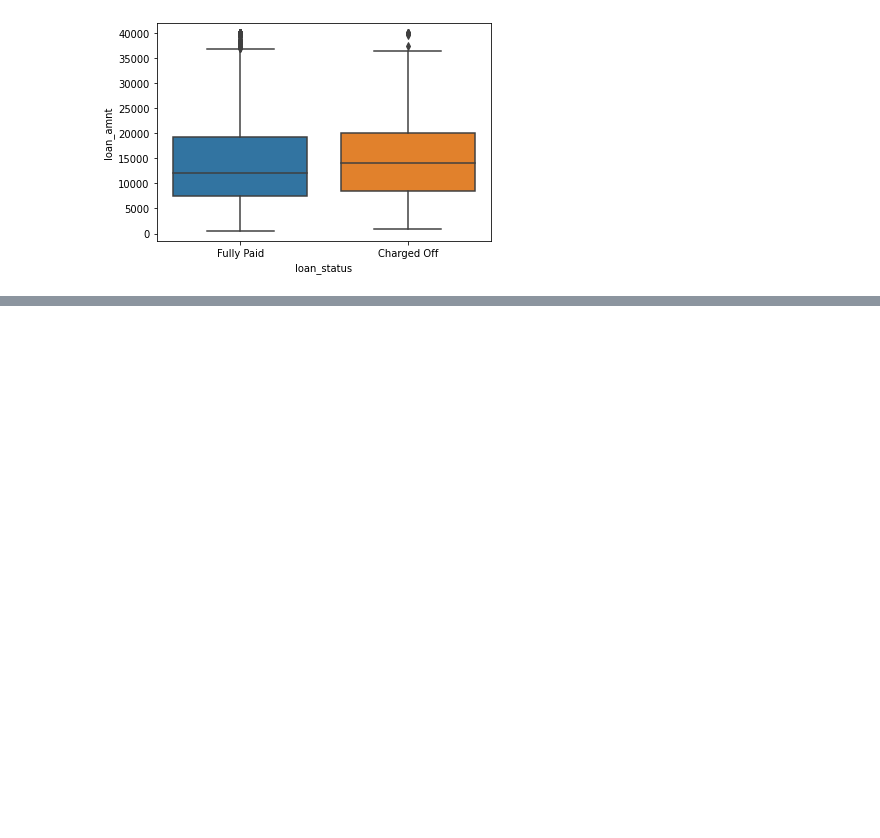
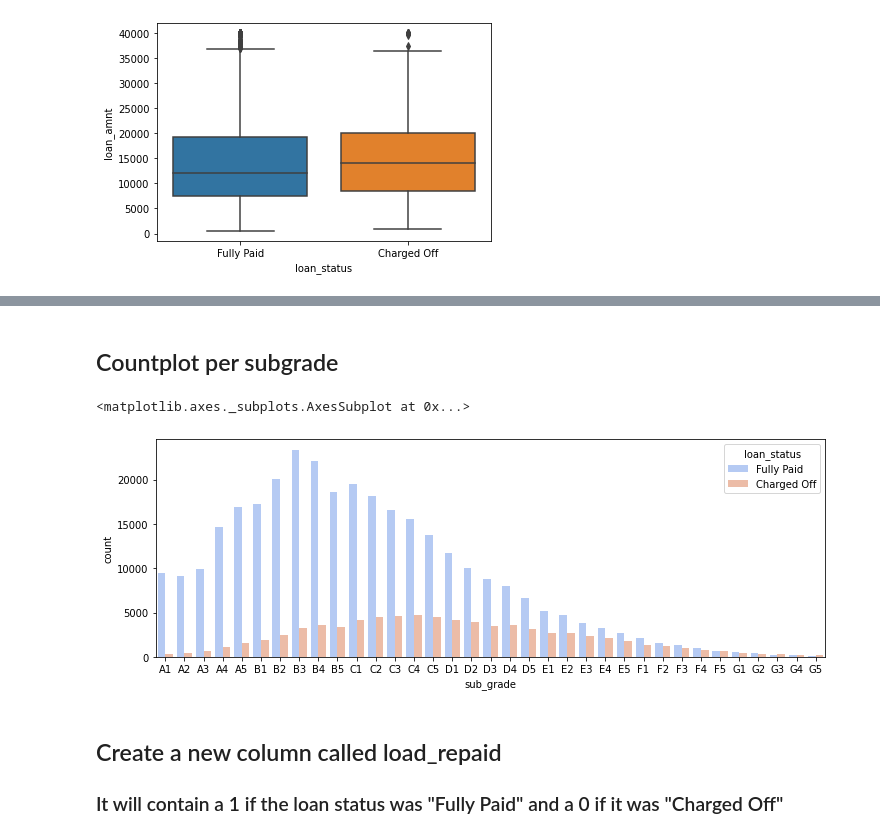
Before and after one commit to tavasolireza/Predict-Loan-Repayment, a Jupyter notebook: loan_repayment.ipynb, the cells around one changed output, grey strips where cells are left out. Drawn from its saved outputs; the diff is of its cells as text; code cells hidden in the pictures; blank space fills up the shorter version.

```diff
--- a/loan_repayment.ipynb
+++ b/loan_repayment.ipynb
@@ -100,0 +143,12 @@ sns.boxplot(x='loan_status',y='loan_amnt',data=df)
+# %% [markdown]
+## Countplot per subgrade
+# %%
+plt.figure(figsize=(12,4))
+subgrade_order = sorted(df['sub_grade'].unique())
+sns.countplot(x='sub_grade',data=df,order = subgrade_order,palette='coolwarm' ,hue='loan_status')
+# %% [output]
+<matplotlib.axes._subplots.AxesSubplot at 0x...>
+[figure, added]
+# %% [markdown]
+## Create a new column called load_repaid
+### It will contain a 1 if the loan status was "Fully Paid" and a 0 if it was "Charged Off"
```
Also changed, not shown: parts of 10 cells of this notebook.
